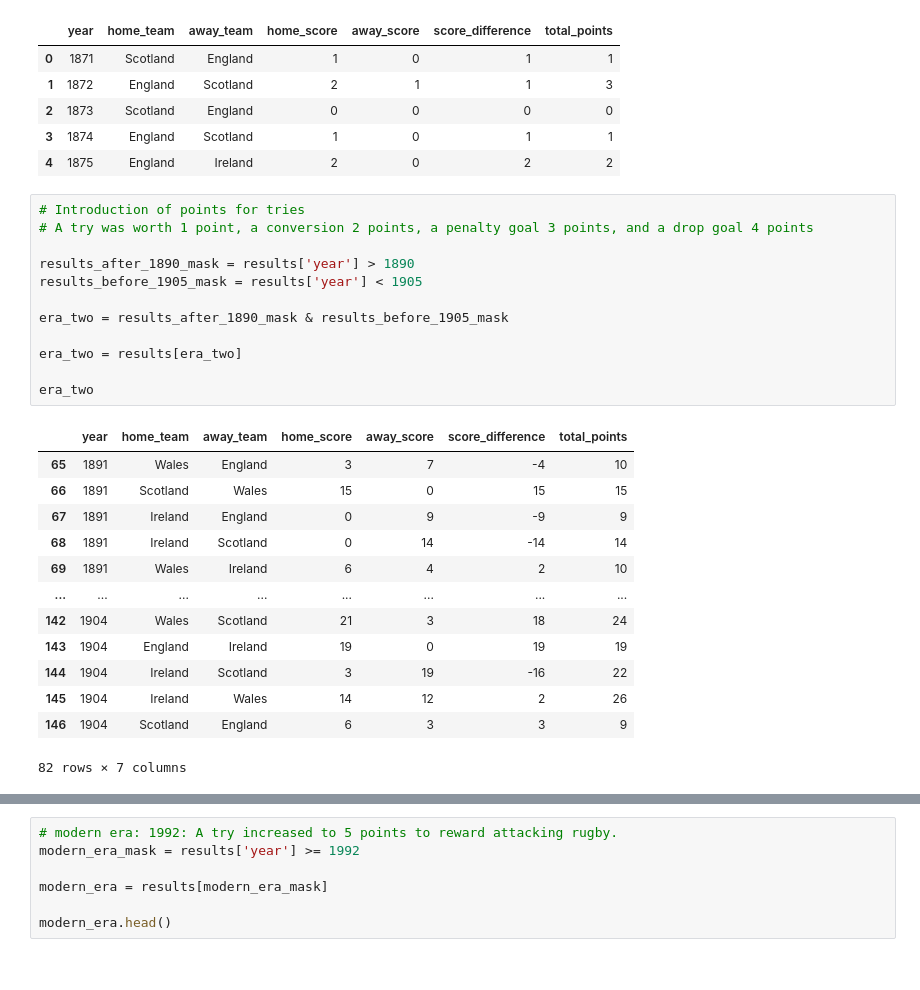
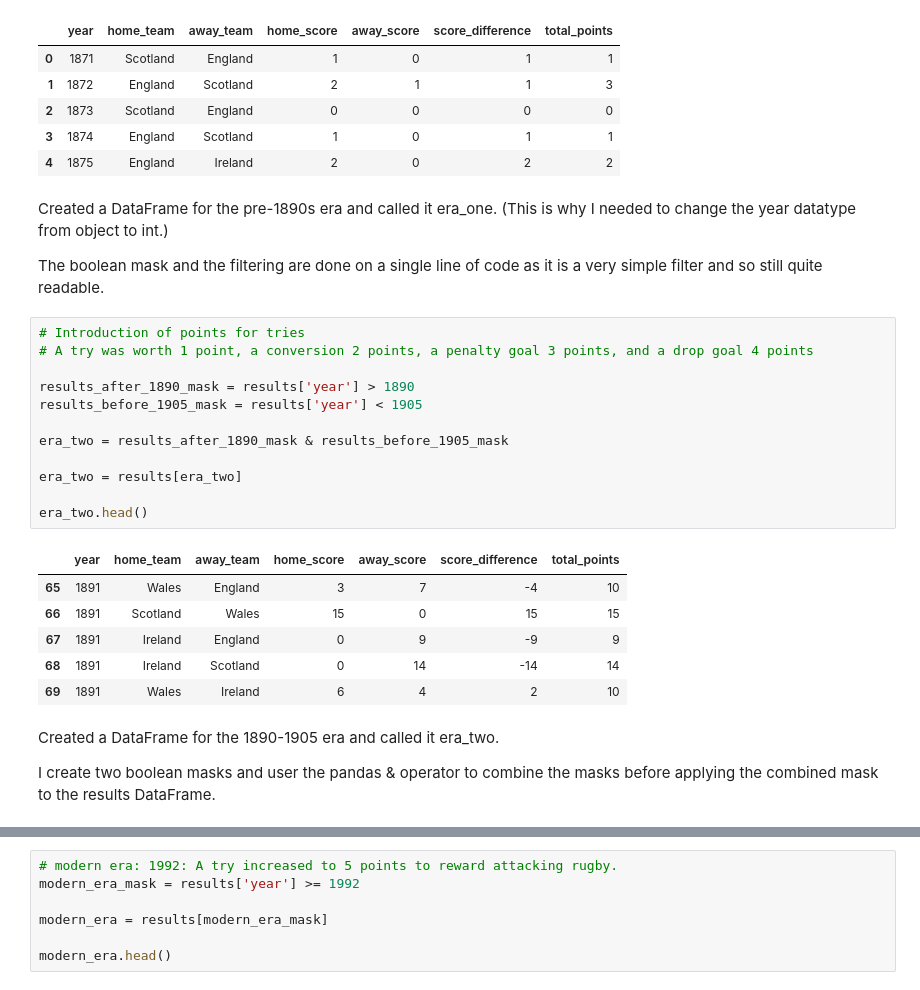
Before and after one commit to DougF-5749/rugby_union_internationals, a Jupyter notebook: notebooks/r_u_internationals.ipynb, the cells around one changed output, grey strips where cells are left out. Drawn from its saved outputs; the diff is of its cells as text.

```diff
--- a/notebooks/r_u_internationals.ipynb
+++ b/notebooks/r_u_internationals.ipynb
@@ -148,32 +163,34 @@ era_one.head()
 | 2 | 1873 | Scotland | England | 0 | 0 | 0 | 0 |
 | 3 | 1874 | England | Scotland | 1 | 0 | 1 | 1 |
 | 4 | 1875 | England | Ireland | 2 | 0 | 2 | 2 |
+# %% [markdown]
+Created a DataFrame for the pre-1890s era and called it era_one.
+(This is why I needed to change the year datatype from object to int.)
+
+The boolean mask and the filtering are done on a single line of code as it is a very simple filter and so still quite readable.
 # %%
 # Introduction of points for tries
 # A try was worth 1 point, a conversion 2 points, a penalty goal 3 points, and a drop goal 4 points
 
 results_after_1890_mask = results['year'] > 1890
 results_before_1905_mask = results['year'] < 1905
 
 era_two = results_after_1890_mask & results_before_1905_mask
 
 era_two = results[era_two]
 
-era_two
+era_two.head()
 # %% [output]
 |  | year | home_team | away_team | home_score | away_score | score_difference | total_points |
 | 65 | 1891 | Wales | England | 3 | 7 | -4 | 10 |
 | 66 | 1891 | Scotland | Wales | 15 | 0 | 15 | 15 |
 | 67 | 1891 | Ireland | England | 0 | 9 | -9 | 9 |
 | 68 | 1891 | Ireland | Scotland | 0 | 14 | -14 | 14 |
 | 69 | 1891 | Wales | Ireland | 6 | 4 | 2 | 10 |
-| ... | ... | ... | ... | ... | ... | ... | ... |
-| 142 | 1904 | Wales | Scotland | 21 | 3 | 18 | 24 |
-| 143 | 1904 | England | Ireland | 19 | 0 | 19 | 19 |
-| 144 | 1904 | Ireland | Scotland | 3 | 19 | -16 | 22 |
-| 145 | 1904 | Ireland | Wales | 14 | 12 | 2 | 26 |
-| 146 | 1904 | Scotland | England | 6 | 3 | 3 | 9 |
-82 rows × 7 columns
+# %% [markdown]
+Created a DataFrame for the 1890-1905 era and called it era_two.
+
+I create two boolean masks and user the pandas & operator to combine the masks before applying the combined mask to the results DataFrame.
 # %%
 # 1905: A try increased to 3 points.
 
```
Also changed, not shown: parts of 13 cells of this notebook, 1 other file.
